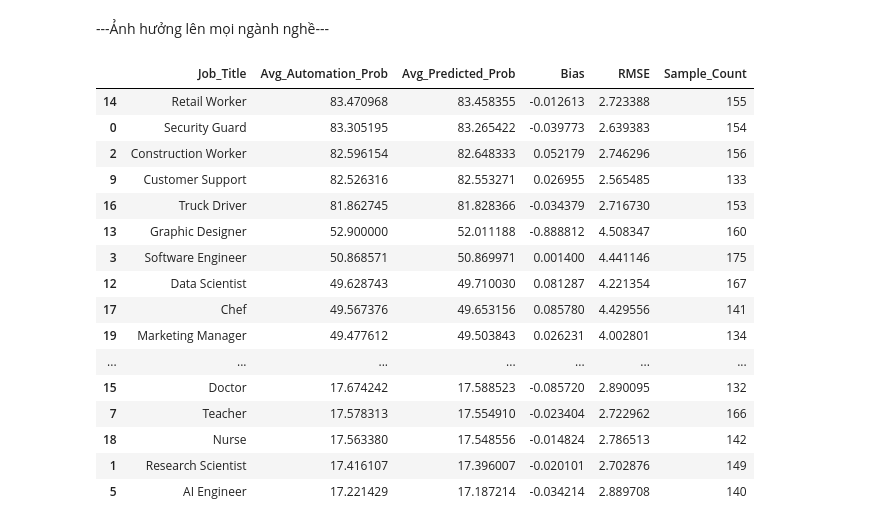
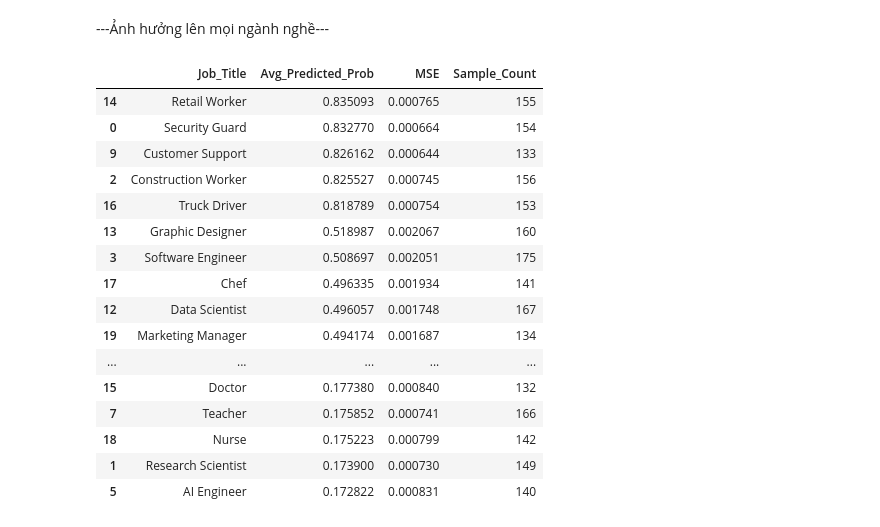
Before and after one commit to wew571/AI-Impact-on-Jobs-2030, a Jupyter notebook: analysis.ipynb, the cells around one changed output. Drawn from its saved outputs; the diff is of its cells as text; code cells hidden in the pictures.

```diff
--- a/analysis.ipynb
+++ b/analysis.ipynb
@@ -181,3 +156,0 @@ df
-# %%
-df['Automation_Probability_2030'] = df['Automation_Probability_2030'] * 100
-df
@@ -262,11 +211,11 @@ r2l1f
 # %%
-linear_model_mod = LinearRegression()
-linear_model_mod.fit(X , y)
+# linear_model_mod = LinearRegression()
+# linear_model_mod.fit(X , y)
 
-a = linear_model_mod.coef_
-b = linear_model_mod.intercept_
+# a = linear_model_mod.coef_
+# b = linear_model_mod.intercept_
 
-print(f'Hệ số góc :')
-print(a)
-print(f'\nHệ số biên :')
-print(b)
+# print(f'Hệ số góc :')
+# print(a)
+# print(f'\nHệ số biên :')
+# print(b)
@@ -303,8 +240,6 @@ r2l15f
 random_forest_model = RandomForestRegressor(
     n_estimators=200 ,
     max_depth=50 ,
-    bootstrap=True ,
-    random_state=42
 )
 
 # Huấn luyện mô hình
@@ -379,50 +293,46 @@ feature_importance
 # %%
 job_titles = df['Job_Title'].unique()
 job_impact_results = []
 
 for job_title in job_titles[:20]:
     job_mask = df['Job_Title'] == job_title
     job_data = X[job_mask]
 
     if len(job_data) > 0:
         job_pred = random_forest_model.predict(job_data)
         job_actual = y[job_mask]
 
         mse = numpy.mean((job_actual - job_pred) ** 2)
         rmse = numpy.sqrt(mse)
 
         job_mean_impact = job_pred.mean()
 
         job_impact_results.append({
             'Job_Title': job_title,
             'Sample_Count': len(job_data),
-            'Avg_Automation_Prob': job_actual.mean(),
             'Avg_Predicted_Prob': job_mean_impact,
             'MSE': mse,
-            'RMSE': rmse,
-            'Bias': job_mean_impact - job_actual.mean()
         })
 
 job_impact_df = pandas.DataFrame(job_impact_results)
 job_impact_df = job_impact_df.sort_values('Avg_Predicted_Prob', ascending=False)
 
-job_impact_df[['Job_Title', 'Avg_Automation_Prob', 'Avg_Predicted_Prob',
-                     'Bias', 'RMSE', 'Sample_Count']].head(20)
+job_impact_df[['Job_Title', 'Avg_Predicted_Prob', 'MSE', 'Sample_Count']].head(20)
 # %% [output]
-|  | Job_Title | Avg_Automation_Prob | Avg_Predicted_Prob | Bias | RMSE | Sample_Count |
-| 14 | Retail Worker | 83.470968 | 83.458355 | -0.012613 | 2.723388 | 155 |
-| 0 | Security Guard | 83.305195 | 83.265422 | -0.039773 | 2.639383 | 154 |
-| 2 | Construction Worker | 82.596154 | 82.648333 | 0.052179 | 2.746296 | 156 |
-| 9 | Customer Support | 82.526316 | 82.553271 | 0.026955 | 2.565485 | 133 |
-| 16 | Truck Driver | 81.862745 | 81.828366 | -0.034379 | 2.716730 | 153 |
-| 13 | Graphic Designer | 52.900000 | 52.011188 | -0.888812 | 4.508347 | 160 |
-| 3 | Software Engineer | 50.868571 | 50.869971 | 0.001400 | 4.441146 | 175 |
-| 12 | Data Scientist | 49.628743 | 49.710030 | 0.081287 | 4.221354 | 167 |
-| 17 | Chef | 49.567376 | 49.653156 | 0.085780 | 4.429556 | 141 |
-| 19 | Marketing Manager | 49.477612 | 49.503843 | 0.026231 | 4.002801 | 134 |
-| ... | ... | ... | ... | ... | ... | ... |
-| 15 | Doctor | 17.674242 | 17.588523 | -0.085720 | 2.890095 | 132 |
-| 7 | Teacher | 17.578313 | 17.554910 | -0.023404 | 2.722962 | 166 |
-| 18 | Nurse | 17.563380 | 17.548556 | -0.014824 | 2.786513 | 142 |
-| 1 | Research Scientist | 17.416107 | 17.396007 | -0.020101 | 2.702876 | 149 |
-| 5 | AI Engineer | 17.221429 | 17.187214 | -0.034214 | 2.889708 | 140 |
+|  | Job_Title | Avg_Predicted_Prob | MSE | Sample_Count |
+| 14 | Retail Worker | 0.835093 | 0.000765 | 155 |
+| 0 | Security Guard | 0.832770 | 0.000664 | 154 |
+| 9 | Customer Support | 0.826162 | 0.000644 | 133 |
+| 2 | Construction Worker | 0.825527 | 0.000745 | 156 |
+| 16 | Truck Driver | 0.818789 | 0.000754 | 153 |
+| 13 | Graphic Designer | 0.518987 | 0.002067 | 160 |
+| 3 | Software Engineer | 0.508697 | 0.002051 | 175 |
+| 17 | Chef | 0.496335 | 0.001934 | 141 |
+| 12 | Data Scientist | 0.496057 | 0.001748 | 167 |
+| 19 | Marketing Manager | 0.494174 | 0.001687 | 134 |
+| ... | ... | ... | ... | ... |
+| 15 | Doctor | 0.177380 | 0.000840 | 132 |
+| 7 | Teacher | 0.175852 | 0.000741 | 166 |
+| 18 | Nurse | 0.175223 | 0.000799 | 142 |
+| 1 | Research Scientist | 0.173900 | 0.000730 | 149 |
+| 5 | AI Engineer | 0.172822 | 0.000831 | 140 |
```
Also changed, not shown: parts of 17 cells of this notebook, 4 other files.
